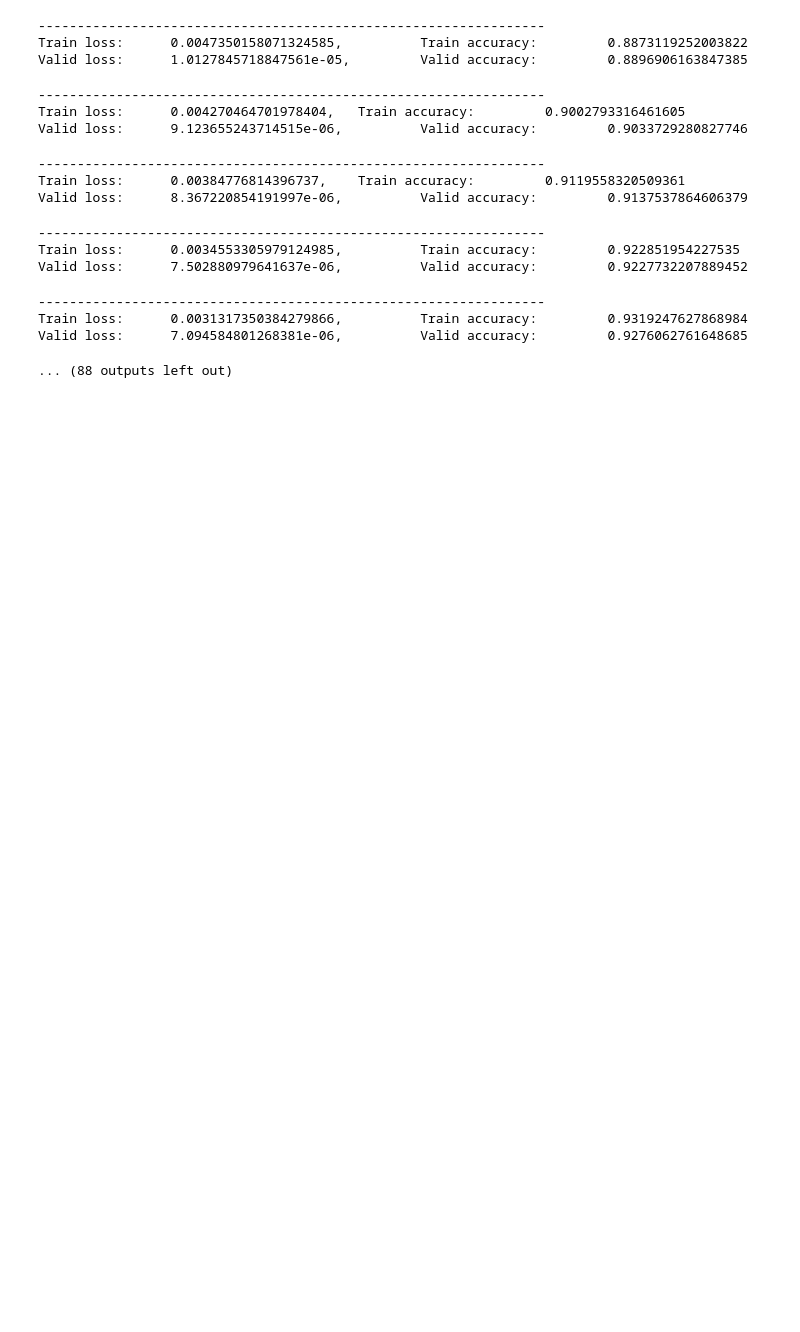
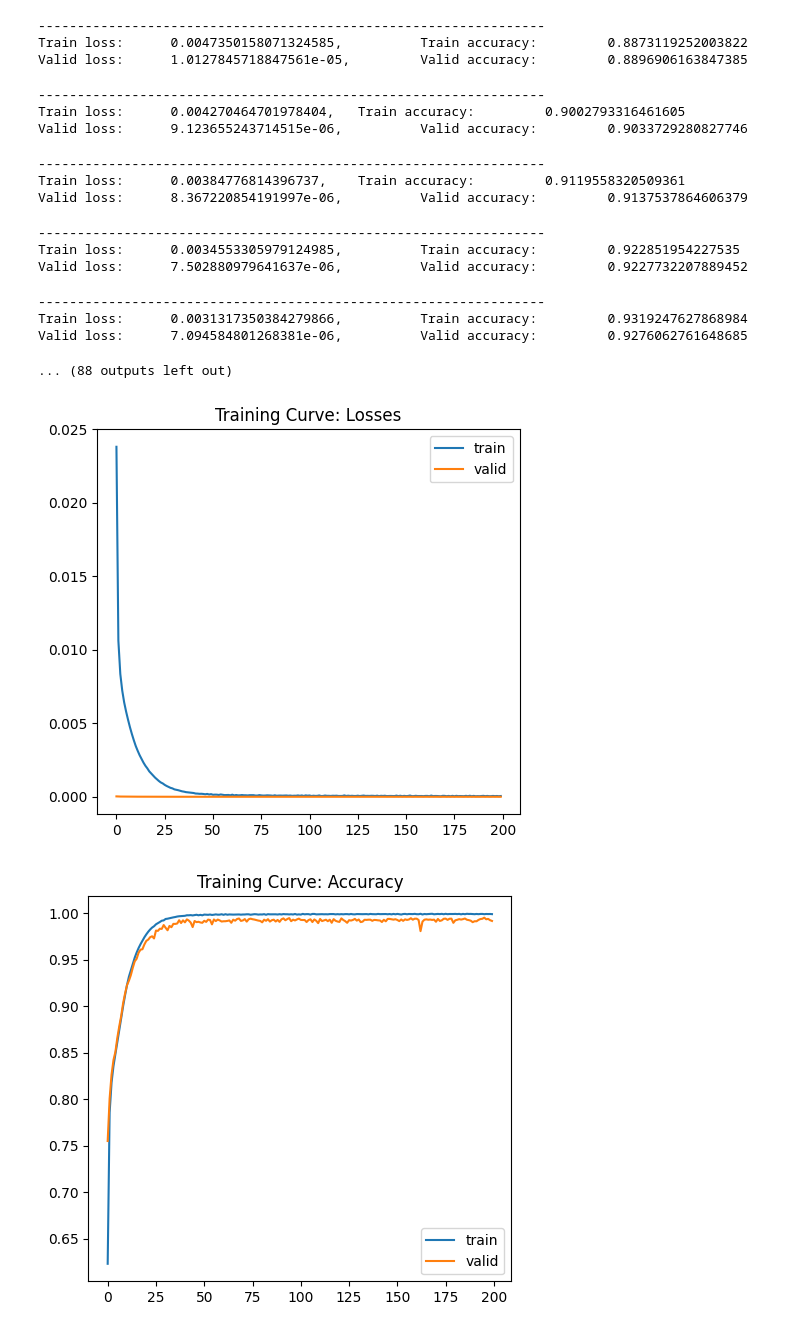
Before and after one commit to spoink2022/Poker-AI, a Jupyter notebook: Poker Decision Model/poker_train.ipynb, the cells around one changed output. Cells and saved outputs as stored; diff of their text form; code cells hidden in the pictures; blank space fills up the shorter version.

Commit message:
Plot displayed for final model

```diff
--- a/Poker Decision Model/poker_train.ipynb
+++ b/Poker Decision Model/poker_train.ipynb
@@ -163,3 +163,9 @@ Valid loss:      7.502880979641637e-06,          Valid accuracy:         0.92277
 Train loss:      0.0031317350384279866,          Train accuracy:         0.9319247627868984
 Valid loss:      7.094584801268381e-06,          Valid accuracy:         0.9276062761648685
 ... (88 outputs left out)
+# %%
+pm.plot_curve(losses['Train'], losses['Validation'], "Losses")
+pm.plot_curve(accs['Train'], accs['Validation'], "Accuracy")
+# %% [output]
+[figure, added]
+[figure, added]
```
